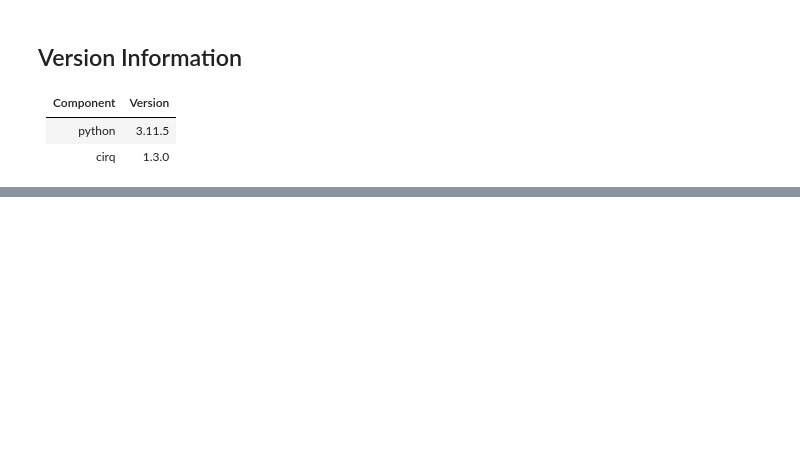
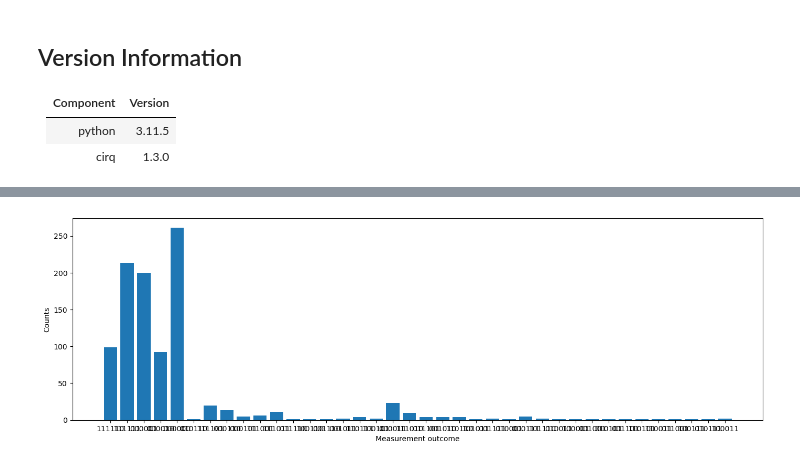
Before and after one commit to asajm/Quantum-Platform-Compare, a Jupyter notebook: Cirq.ipynb, the cells around one changed output, grey strips where cells are left out. Drawn from its saved outputs; the diff is of its cells as text; code cells hidden in the pictures; blank space fills up the shorter version.

Commit message:
modification on qiskit & cirq starting pytket

```diff
--- a/Cirq.ipynb
+++ b/Cirq.ipynb
@@ -231,4 +25,0 @@ New Circuit with Controlled Gate:
-# %%
-for i, q in enumerate(circuit.all_qubits()):
-    print(i,type(i))
-    print(q,type(q))
@@ -237,0 +26,78 @@ q(1) <class 'cirq.devices.line_qubit.LineQubit'>
+# %%
+def find_all_as(N):
+    ns = []
+    for n in range(2, N):
+        if math.gcd(n, N) == 1:
+            ns.append(n)
+    return ns
+# %%
+import cirq
+import numpy as np
+import math
+import matplotlib.pyplot as plt
+
+N = 5
+a = 2
+n_len = math.ceil(math.log2(N))
+m_len = 2 * n_len
+
+qubits = [cirq.LineQubit(i) for i in range(m_len + n_len)]
+circuit = cirq.Circuit()
+
+# Apply Hadamard gates to the first m_len qubits
+for q in range(m_len):
+    circuit.append(cirq.H(qubits[q]))
+
+# Apply X gate to the m_len qubit
+circuit.append(cirq.X(qubits[m_len]))
+
+# Find all 'a's that are coprime to N
+ns = find_all_as(N)
+
+if a not in ns:
+    raise ValueError(f"'a' must be one of {ns}")
+
+# Apply controlled-U gates
+for q in range(m_len):
+    power = 2**q
+    result = pow(a, power, N)
+    for i, bit in enumerate(format(result ^ 1, f'0{n_len}b')):
+        if bit == '1':
+            circuit.append(cirq.CNOT(qubits[q], qubits[i + m_len]))
+
+# Apply inverse QFT
+def qft_inv(qubits):
+    n = len(qubits)
+    circuit = cirq.Circuit()
+    for j in range(n):
+        for k in range(j):
+            circuit.append(cirq.CZ(qubits[j], qubits[k])**-0.5**(j - k))
+        circuit.append(cirq.H(qubits[j]))
+    for i in range(n//2):
+        circuit.append(cirq.SWAP(qubits[i], qubits[n-i-1]))
+    return circuit
+
+circuit.append(qft_inv(qubits[:m_len]))
+
+# Measure the first m_len qubits
+circuit.append(cirq.measure(*qubits[:m_len], key='result'))
+
+print(circuit)
+
+# Simulate the circuit
+simulator = cirq.Simulator()
+result = simulator.run(circuit, repetitions=1000)
+
+# Get the measurement results
+counts = result.histogram(key='result')
+
+# Convert the counts to a format suitable for plotting
+counts_formatted = {format(key, f'0{m_len}b'): val for key, val in counts.items()}
+
+# Plot the histogram
+plt.figure(figsize=(17, 5))
+plt.bar(counts_formatted.keys(), counts_formatted.values())
+plt.xlabel('Measurement outcome')
+plt.ylabel('Counts')
+plt.show()
+# %% [output]
@@ -237,0 +123 @@ q(1) <class 'cirq.devices.line_qubit.LineQubit'>
+[figure, added]
```
Also changed, not shown: parts of 5 cells of this notebook, 2 other files.
